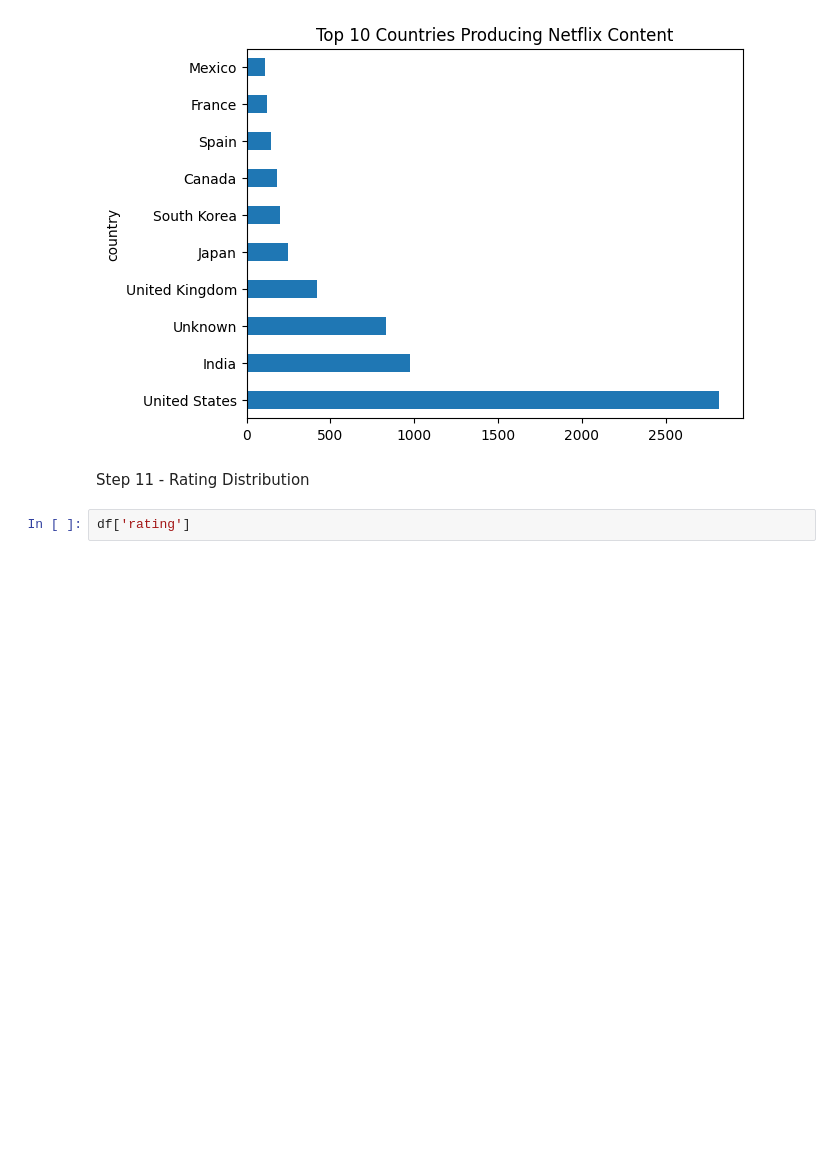
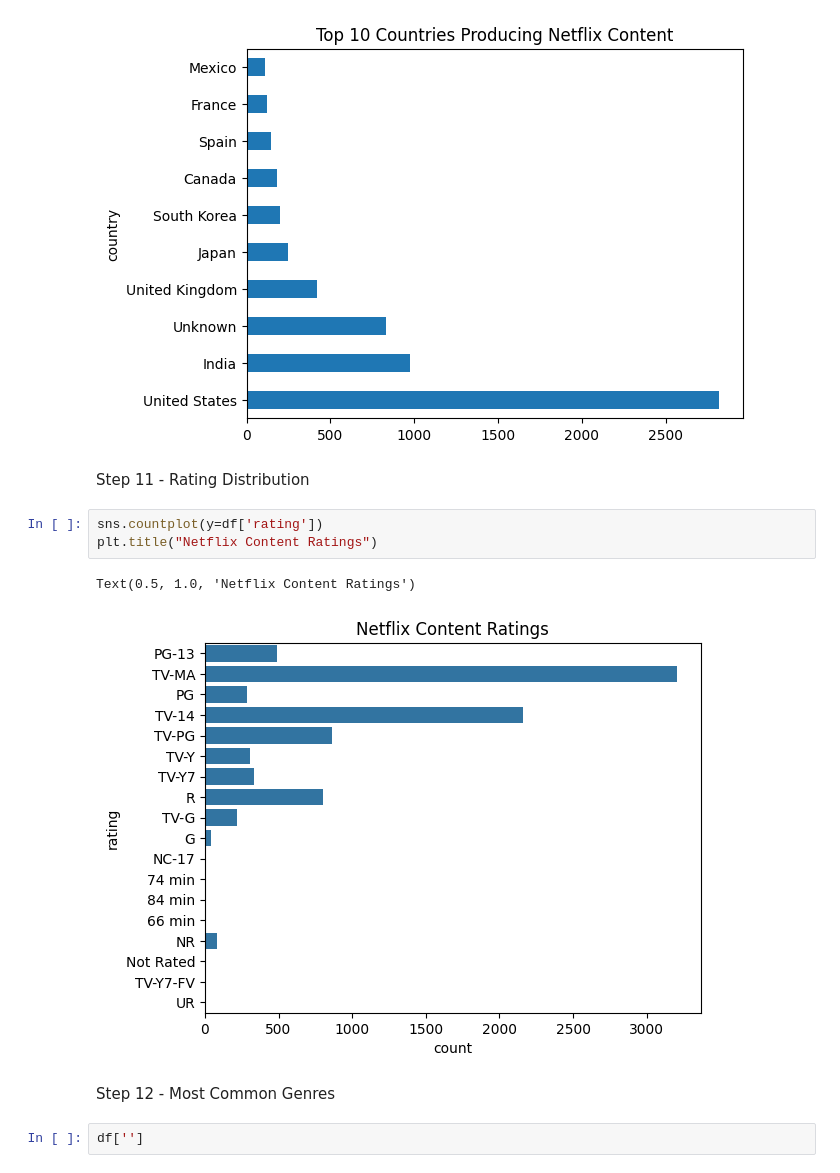
Before and after one commit to bhumipandey06/NetflixDAProject, a Jupyter notebook: Netflix DA Project.ipynb, the cells around one changed output. Cells and saved outputs as stored; diff of their text form; blank space fills up the shorter version.

```diff
--- a/Netflix DA Project.ipynb
+++ b/Netflix DA Project.ipynb
@@ -165,4 +165,12 @@ Text(0.5, 1.0, 'Top 10 Countries Producing Netflix Content')
 # %% [markdown]
 Step 11 - Rating Distribution
 # %%
-df['rating']
+sns.countplot(y=df['rating'])
+plt.title("Netflix Content Ratings")
+# %% [output]
+Text(0.5, 1.0, 'Netflix Content Ratings')
+[figure, added]
+# %% [markdown]
+Step 12 - Most Common Genres
+# %%
+df['']
```
